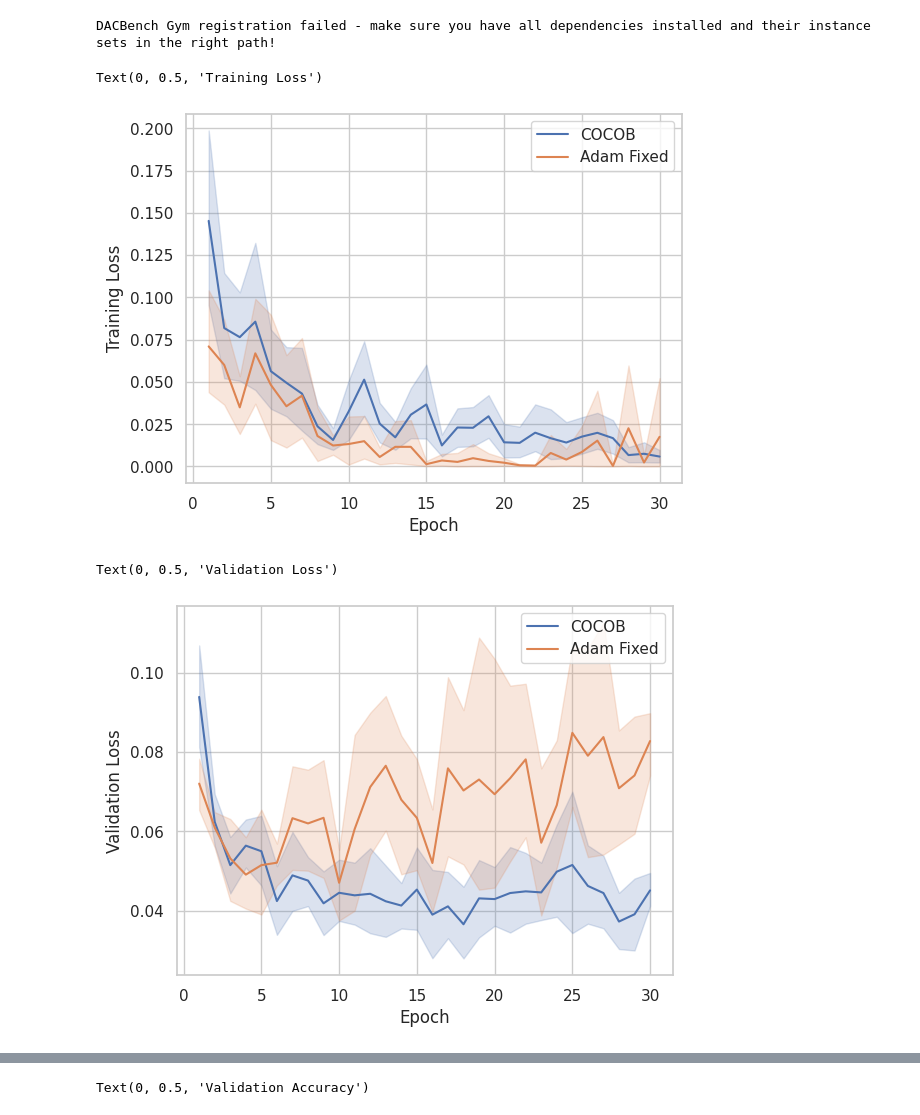
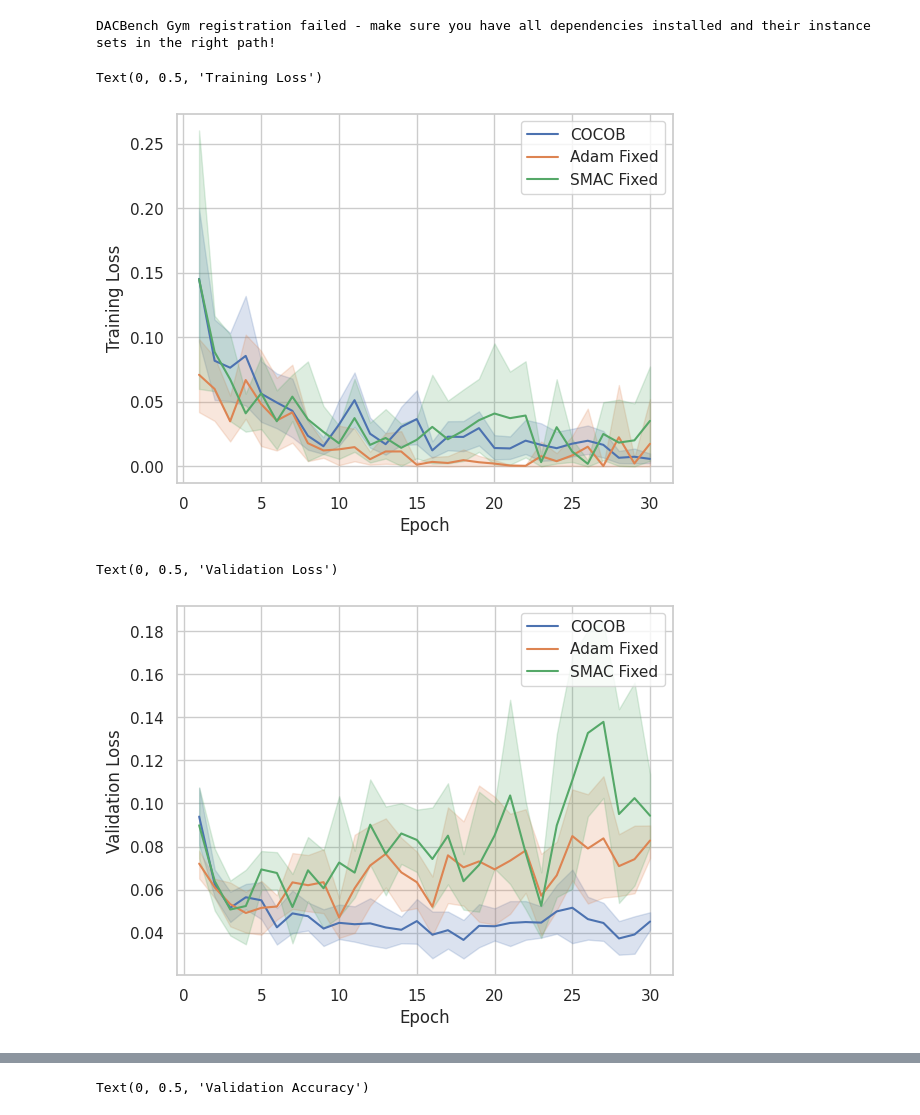
Before and after one commit to MichaHenh/Revisiting_LR_Control, a Jupyter notebook: ba_parameter_free_dac/plotting_mnist.ipynb, the cells around one changed output, grey strips where cells are left out. Saved outputs shown, nothing was run; the diff lists cells and outputs as text; code cells hidden in the pictures.

Commit message:
COCOB CIFAR10 and SMAC FashionMNIST

```diff
--- a/ba_parameter_free_dac/plotting_mnist.ipynb
+++ b/ba_parameter_free_dac/plotting_mnist.ipynb
@@ -16,34 +16,60 @@ def toDataFrame(glob_path, col_name, col_index):
 
     df = pd.DataFrame([s[col_name][col_index] for s in d]).transpose()
     df['epoch'] = df.index + 1
-    df = df.melt(id_vars=['epoch'], value_vars=[0, 1, 2, 3, 4, 5, 6, 7, 8, 9])
+    df = df.melt(id_vars=['epoch'])
 
     return df
 
+def toChunkedDataFrame(glob_path, col_name, col_index, chunk_size):
+    d =  [log2dataframe(load_logs(path)) for path in glob.glob(glob_path)]
+
+    df = pd.DataFrame([s[col_name][col_index] for s in d]).transpose()
+
+    result_df = pd.DataFrame()
+    for col in df.columns:
+        reshaped_data = df[col].values.reshape(-1, chunk_size)
+        result_df[col] = reshaped_data.mean(axis=1)
+
+    result_df.reset_index()
+
+    result_df['epoch'] = result_df.index + 1
+    result_df = result_df.melt(id_vars=['epoch'])
+
+    return result_df
+
 sns.set_style('whitegrid')
 # %%
 
 cocob_tl = toDataFrame('./results_cluster/results/COCOB_mnist/*/CustomTrackingWrapper.jsonl', 'training_losses', 3)
 adam_fixed_tl = toDataFrame('./results_cluster/results/Adam_fixed_mnist/*/CustomTrackingWrapper.jsonl', 'training_losses', 3)
+smac_fixed_tl = toDataFrame('./results_cluster/results/SMAC_fixed_mnist/*/CustomTrackingWrapper.jsonl', 'training_losses', 3)
+cawr_tl = toChunkedDataFrame('./results_cluster/results/CAWR_mnist/*/CustomTrackingWrapper.jsonl', 'training_losses', 3, 450)
 sns.lineplot(data=cocob_tl, x='epoch', y='value', label='COCOB')
 sns.lineplot(data=adam_fixed_tl, x='epoch', y='value', label='Adam Fixed')
+sns.lineplot(data=smac_fixed_tl, x='epoch', y='value', label='SMAC Fixed')
+#sns.lineplot(data=cawr_tl, x='epoch', y='value', label='CAWR')
 plt.xlabel('Epoch')
 plt.ylabel('Training Loss')
 #plt.yscale('log')
 # %% [output]
 Text(0, 0.5, 'Training Loss')
-[figure, old version]
+[figure, new version]
 # %%
 
 cocob_vl = toDataFrame('./results_cluster/results/COCOB_mnist/*/CustomTrackingWrapper.jsonl', 'validation_losses', 5)
 adam_fixed_vl = toDataFrame('./results_cluster/results/Adam_fixed_mnist/*/CustomTrackingWrapper.jsonl', 'validation_losses', 5)
+smac_fixed_vl = toDataFrame('./results_cluster/results/SMAC_fixed_mnist/*/CustomTrackingWrapper.jsonl', 'validation_losses', 5)
+cawr_vl = toChunkedDataFrame('./results_cluster/results/CAWR_mnist/*/CustomTrackingWrapper.jsonl', 'validation_losses', 5, 450)
+
 sns.lineplot(data=cocob_vl, x='epoch', y='value', label='COCOB')
 sns.lineplot(data=adam_fixed_vl, x='epoch', y='value', label='Adam Fixed')
+sns.lineplot(data=smac_fixed_vl, x='epoch', y='value', label='SMAC Fixed')
+#sns.lineplot(data=cawr_vl, x='epoch', y='value', label='CAWR')
 plt.xlabel('Epoch')
 plt.ylabel('Validation Loss')
 # %% [output]
 Text(0, 0.5, 'Validation Loss')
-[figure, old version]
+[figure, new version]
 # %%
 
 cocob_va = toDataFrame('./results_cluster/results/COCOB_mnist/*/CustomTrackingWrapper.jsonl', 'validation_accuracies', 6)
```
Also changed, not shown: parts of 1 cell of this notebook, 4 other files.
